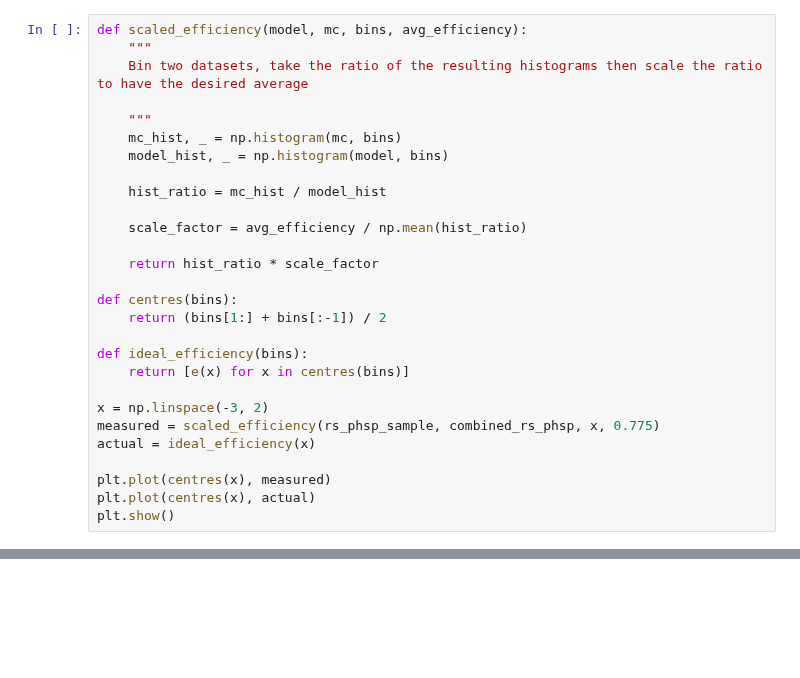
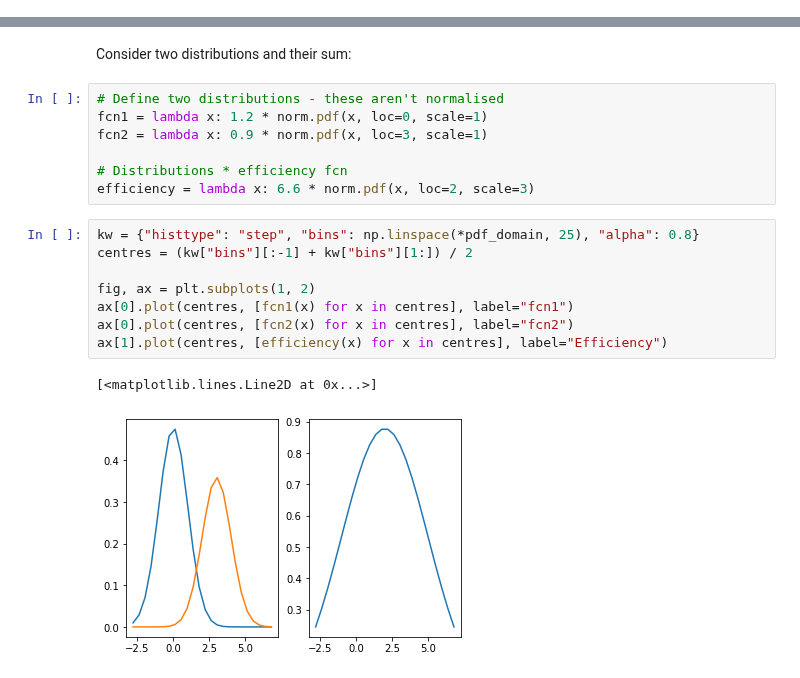
Before and after one commit to richard-lane/addPdfs, a Jupyter notebook: efficiency_toy.ipynb, the cells around one changed output, grey strips where cells are left out. Drawn from its saved outputs; the diff is of its cells as text; blank space fills up the shorter version.

```diff
--- a/efficiency_toy.ipynb
+++ b/efficiency_toy.ipynb
@@ -170,28 +0,0 @@ We want to scale the efficiency to have the right mean value
-# %%
-def scaled_efficiency(model, mc, bins, avg_efficiency):
-    """
-    Bin two datasets, take the ratio of the resulting histograms then scale the ratio to have the desired average
-
-    """
-    mc_hist, _ = np.histogram(mc, bins)
-    model_hist, _ = np.histogram(model, bins)
-
-    hist_ratio = mc_hist / model_hist
-
-    scale_factor = avg_efficiency / np.mean(hist_ratio)
-
-    return hist_ratio * scale_factor
-
-def centres(bins):
-    return (bins[1:] + bins[:-1]) / 2
-
-def ideal_efficiency(bins):
-    return [e(x) for x in centres(bins)]
-
-x = np.linspace(-3, 2)
-measured = scaled_efficiency(rs_phsp_sample, combined_rs_phsp, x, 0.775)
-actual = ideal_efficiency(x)
-
-plt.plot(centres(x), measured)
-plt.plot(centres(x), actual)
-plt.show()
@@ -262,0 +41,20 @@ plt.show()
+# %% [markdown]
+Consider two distributions and their sum:
+# %%
+# Define two distributions - these aren't normalised
+fcn1 = lambda x: 1.2 * norm.pdf(x, loc=0, scale=1)
+fcn2 = lambda x: 0.9 * norm.pdf(x, loc=3, scale=1)
+
+# Distributions * efficiency fcn
+efficiency = lambda x: 6.6 * norm.pdf(x, loc=2, scale=3)
+# %%
+kw = {"histtype": "step", "bins": np.linspace(*pdf_domain, 25), "alpha": 0.8}
+centres = (kw["bins"][:-1] + kw["bins"][1:]) / 2
+
+fig, ax = plt.subplots(1, 2)
+ax[0].plot(centres, [fcn1(x) for x in centres], label="fcn1")
+ax[0].plot(centres, [fcn2(x) for x in centres], label="fcn2")
+ax[1].plot(centres, [efficiency(x) for x in centres], label="Efficiency")
+# %% [output]
+[<matplotlib.lines.Line2D at 0x...>]
+[figure, added]
```
Also changed, not shown: parts of 34 cells of this notebook.
